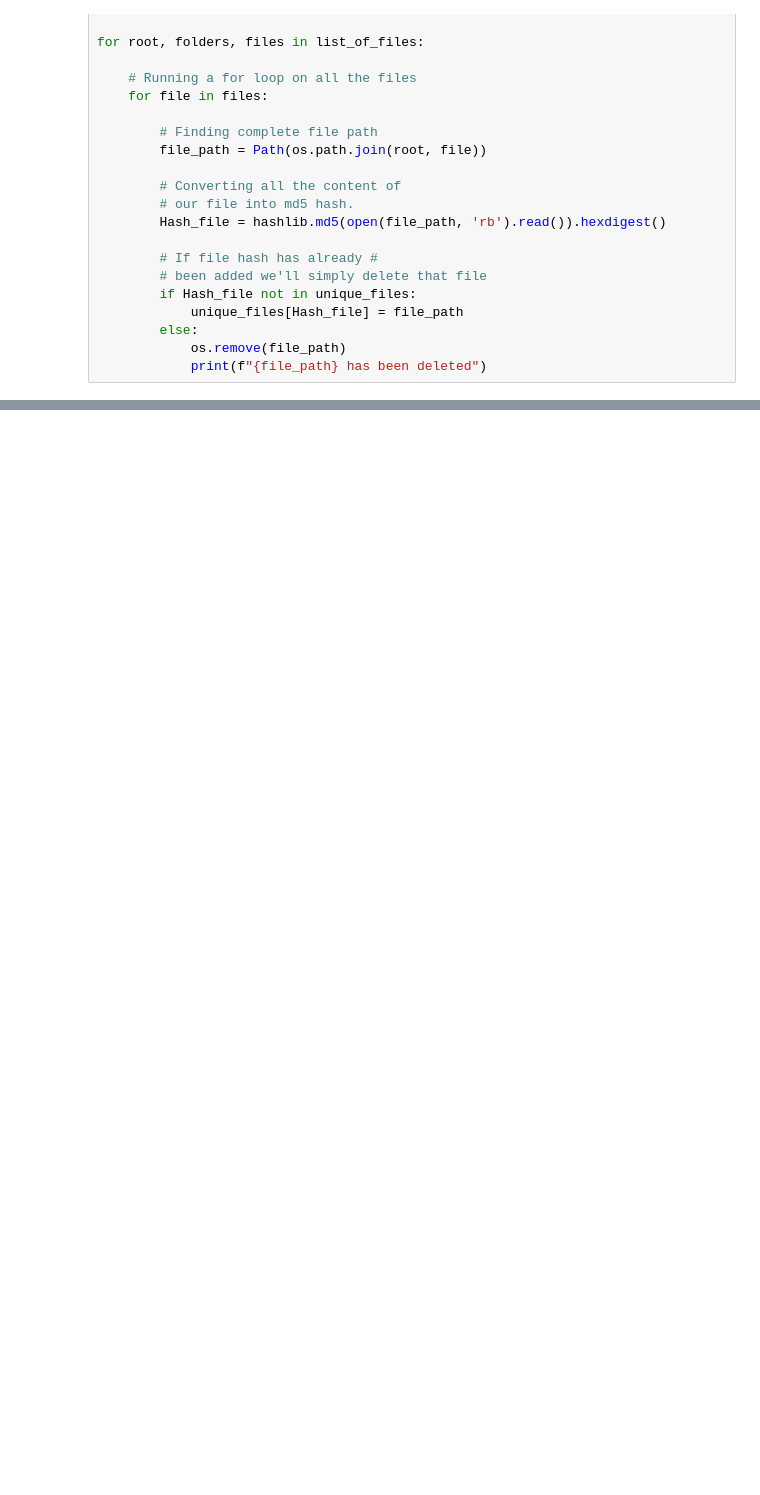
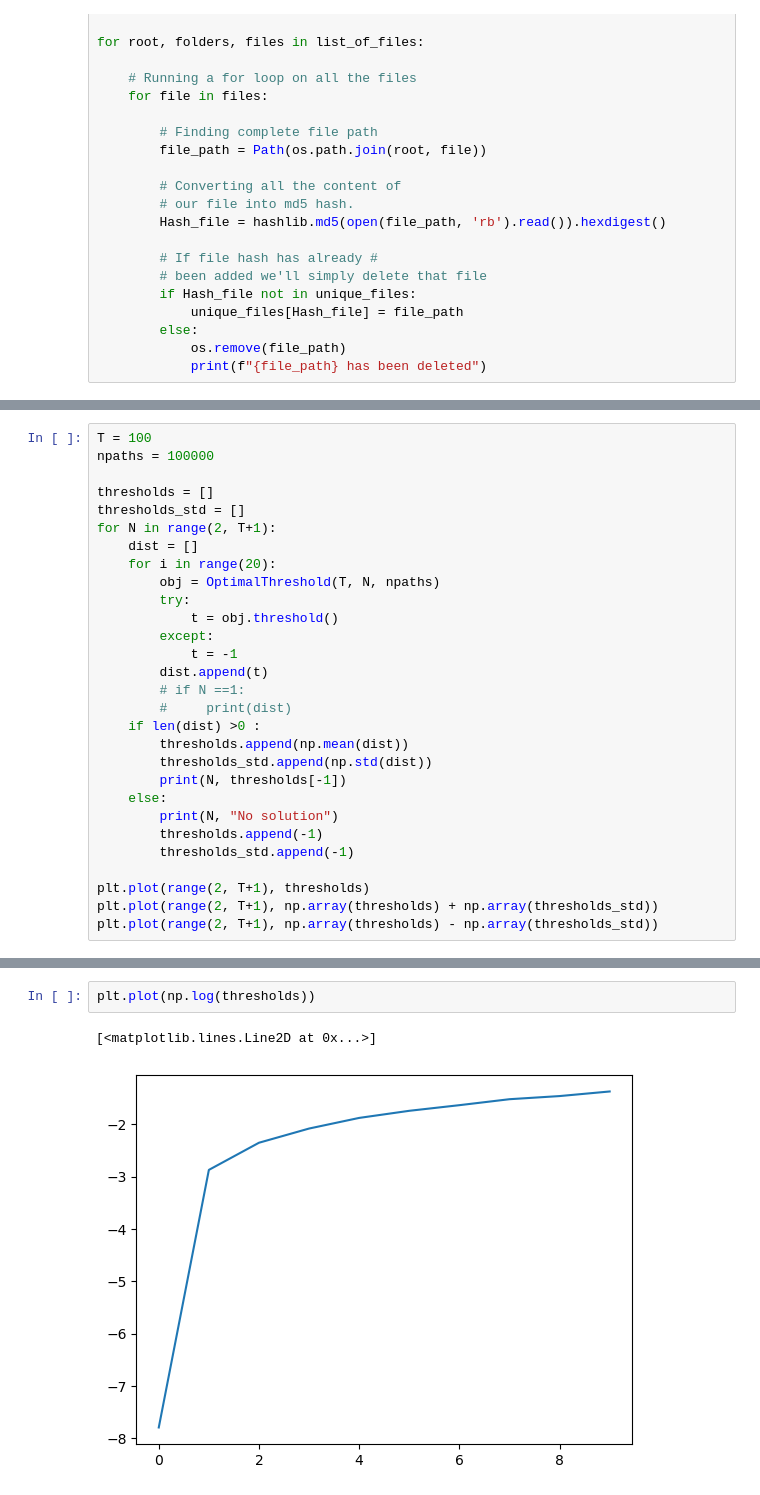
Before and after one commit to tamaghnaroy/JupyterNotebooks, a Jupyter notebook: SimulationForBrownianMotionOptimalStoppingNumerical.ipynb, the cells around one changed output, grey strips where cells are left out. Saved outputs shown, nothing was run; the diff lists cells and outputs as text; blank space fills up the shorter version.

```diff
--- a/SimulationForBrownianMotionOptimalStoppingNumerical.ipynb
+++ b/SimulationForBrownianMotionOptimalStoppingNumerical.ipynb
@@ -195,0 +339,29 @@ objective_function(coefficients)
+# %%
+T = 100
+npaths = 100000
+
+thresholds = []
+thresholds_std = []
+for N in range(2, T+1):
+    dist = []
+    for i in range(20):
+        obj = OptimalThreshold(T, N, npaths)
+        try:
+            t = obj.threshold()
+        except:
+            t = -1
+        dist.append(t)
+        # if N ==1:
+        #     print(dist)
+    if len(dist) >0 :
+        thresholds.append(np.mean(dist))
+        thresholds_std.append(np.std(dist))
+        print(N, thresholds[-1])
+    else:
+        print(N, "No solution")
+        thresholds.append(-1)
+        thresholds_std.append(-1)
+
+plt.plot(range(2, T+1), thresholds)
+plt.plot(range(2, T+1), np.array(thresholds) + np.array(thresholds_std))
+plt.plot(range(2, T+1), np.array(thresholds) - np.array(thresholds_std))
@@ -195,0 +390,5 @@ objective_function(coefficients)
+# %%
+plt.plot(np.log(thresholds))
+# %% [output]
+[<matplotlib.lines.Line2D at 0x...>]
+[figure, added]
```
Also changed, not shown: parts of 20 cells of this notebook, 9 other files.
